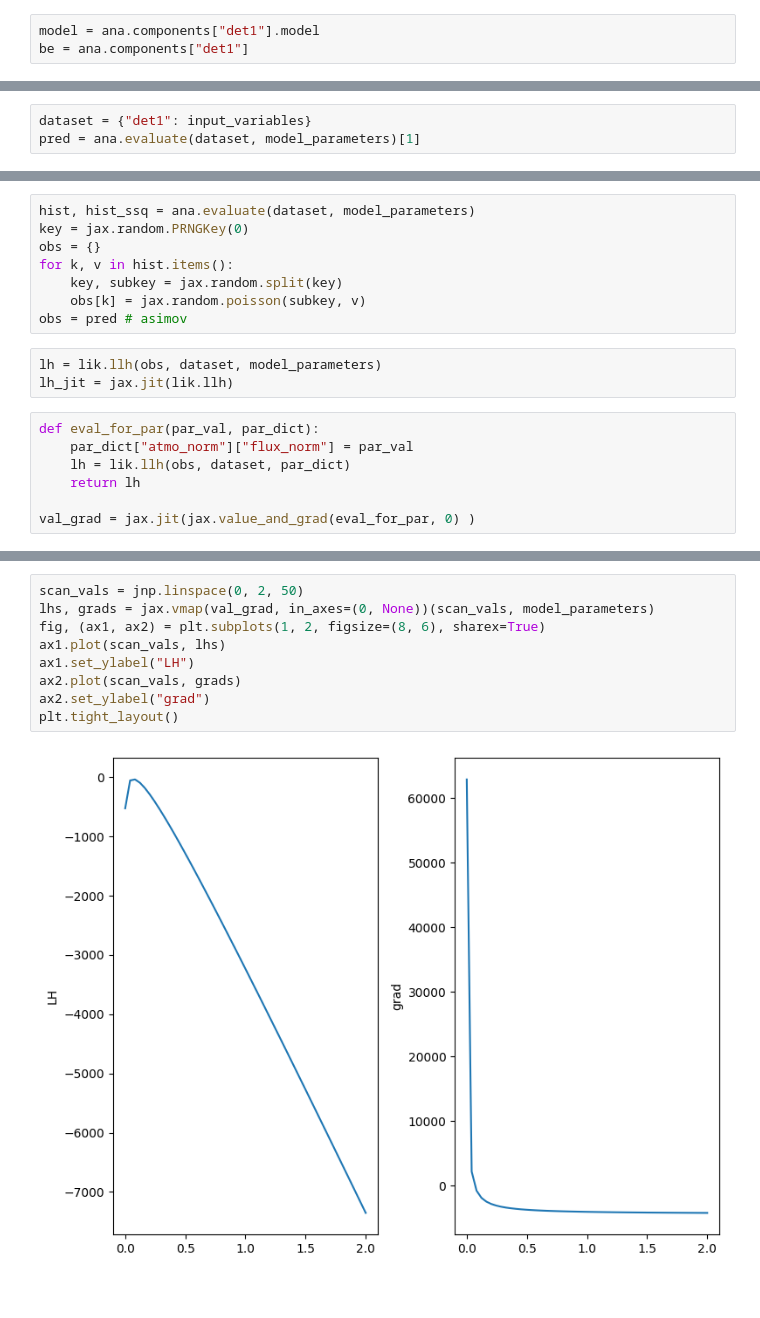
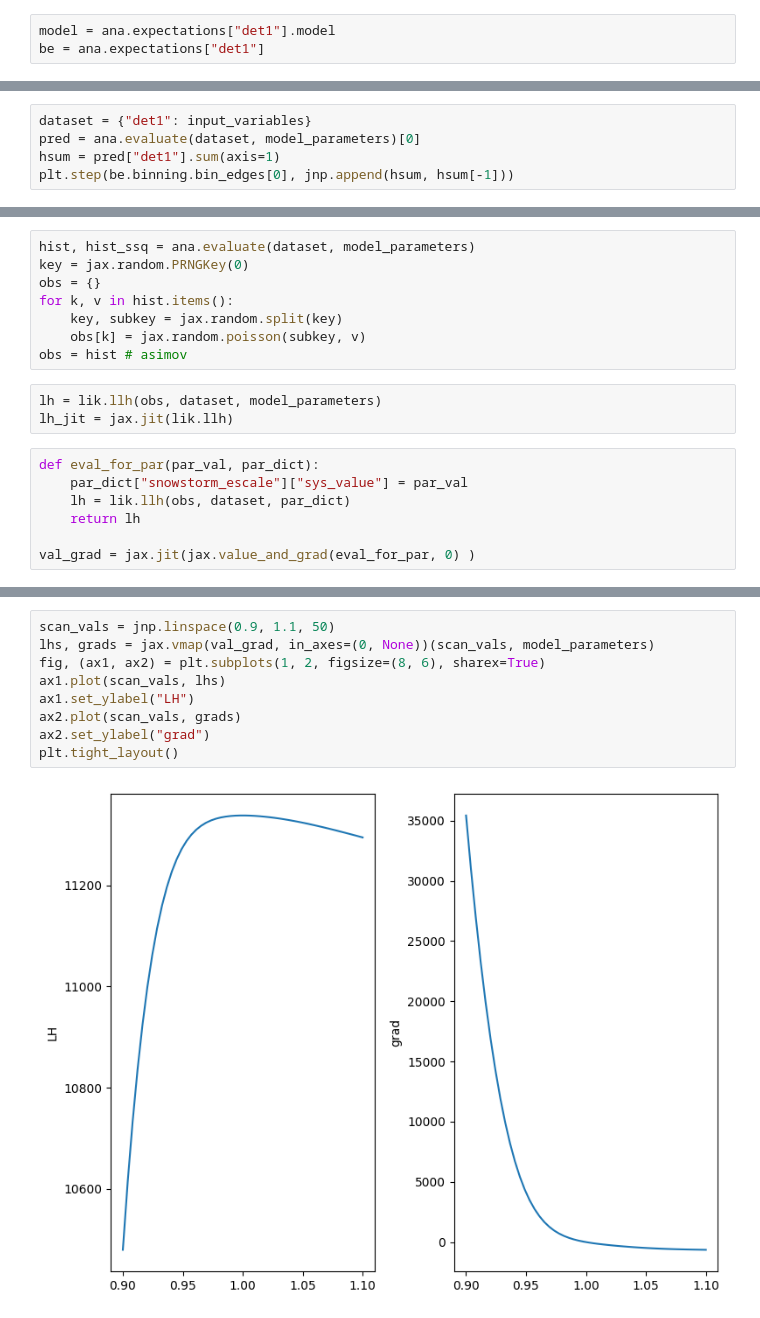
Before and after one commit to chrhck/pyForwardFolding, a Jupyter notebook: examples/example.ipynb, the cells around one changed output, grey strips where cells are left out. Cells and saved outputs as stored; diff of their text form.

```diff
--- a/examples/example.ipynb
+++ b/examples/example.ipynb
@@ -14,8 +14,8 @@ WARNING:2025-03-28 12:00:03,052:jax._src.xla_bridge:967: An NVIDIA GPU may be pr
 # %%
 lik = pyFF.likelihood.PoissonLikelihood(ana)
 # %%
-model = ana.components["det1"].model
-be = ana.components["det1"]
+model = ana.expectations["det1"].model
+be = ana.expectations["det1"]
 # %%
 model_parameters = {
     "powerlaw": {"flux_norm": 1.0, "spectral_index": 2.37},
@@ -37,4 +37,6 @@ input_variables = {
 }
 # %%
 dataset = {"det1": input_variables}
-pred = ana.evaluate(dataset, model_parameters)[1]
+pred = ana.evaluate(dataset, model_parameters)[0]
+hsum = pred["det1"].sum(axis=1)
+plt.step(be.binning.bin_edges[0], jnp.append(hsum, hsum[-1]))
@@ -45,13 +50,13 @@ obs = {}
 for k, v in hist.items():
     key, subkey = jax.random.split(key)
     obs[k] = jax.random.poisson(subkey, v)
-obs = pred # asimov
+obs = hist # asimov
 # %%
 lh = lik.llh(obs, dataset, model_parameters)
 lh_jit = jax.jit(lik.llh)
 # %%
 def eval_for_par(par_val, par_dict):
-    par_dict["atmo_norm"]["flux_norm"] = par_val
+    par_dict["snowstorm_escale"]["sys_value"] = par_val
     lh = lik.llh(obs, dataset, par_dict)
     return lh
 
@@ -63,11 +68,11 @@ val_grad = jax.jit(jax.value_and_grad(eval_for_par, 0) )
 # %%
-scan_vals = jnp.linspace(0, 2, 50)
+scan_vals = jnp.linspace(0.9, 1.1, 50)
 lhs, grads = jax.vmap(val_grad, in_axes=(0, None))(scan_vals, model_parameters)
 fig, (ax1, ax2) = plt.subplots(1, 2, figsize=(8, 6), sharex=True)
 ax1.plot(scan_vals, lhs)
 ax1.set_ylabel("LH")
 ax2.plot(scan_vals, grads)
 ax2.set_ylabel("grad")
 plt.tight_layout()
 # %% [output]
-[figure, old version]
+[figure, new version]
```
Also changed, not shown: parts of 4 cells of this notebook, 1 other file.
